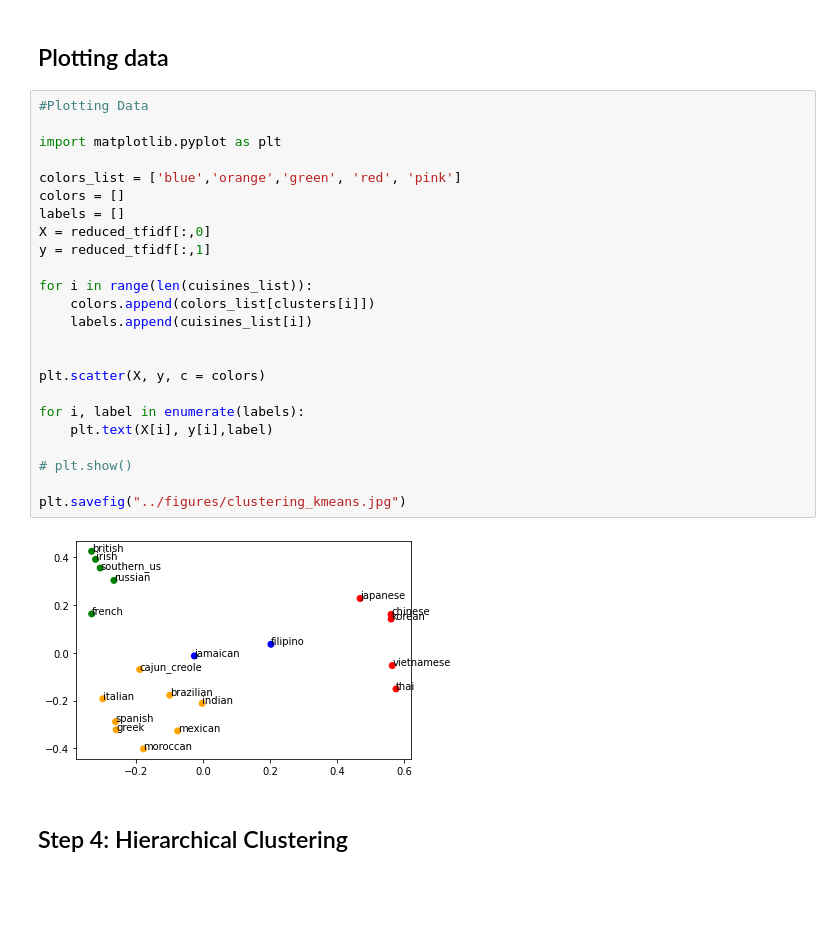
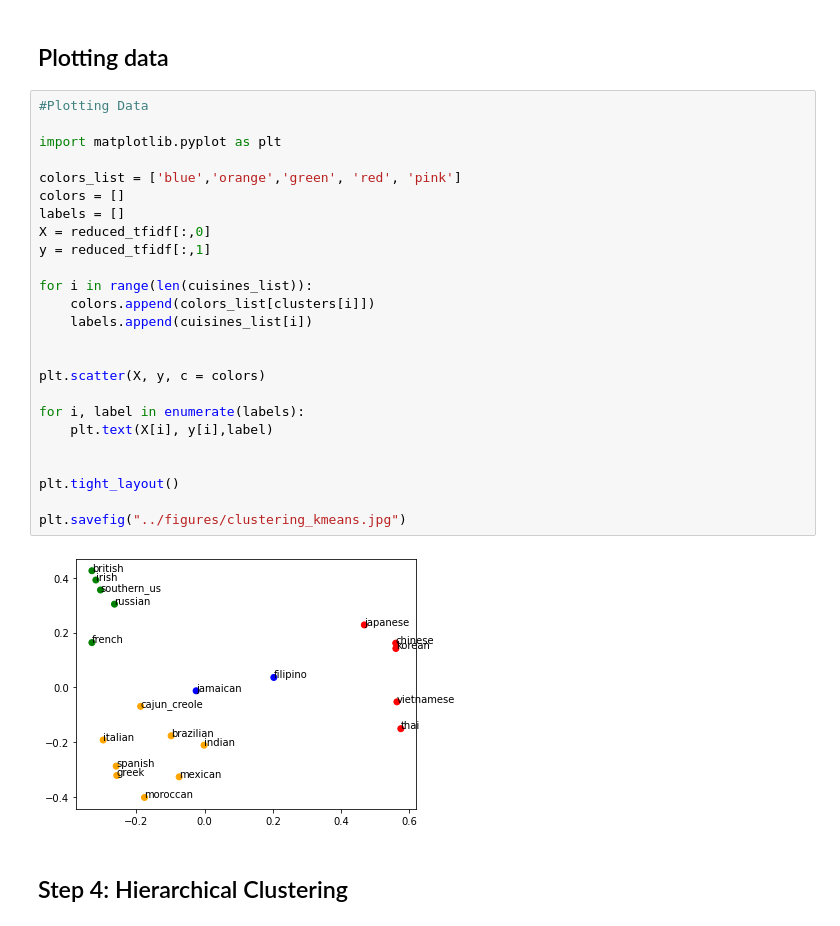
Before and after one commit to amichaelsen/cooking-cuisine-analysis, a Jupyter notebook: clustering/clustering-analysis.ipynb, the cells around one changed output. Saved outputs shown, nothing was run; the diff lists cells and outputs as text; blank space fills up the shorter version.

Commit message:
Use tight layout for figures

```diff
--- a/clustering/clustering-analysis.ipynb
+++ b/clustering/clustering-analysis.ipynb
@@ -146,29 +146,30 @@ clusters = kmeans.predict(reduced_tfidf)
 # %%
 #Plotting Data
 
 import matplotlib.pyplot as plt
 
 colors_list = ['blue','orange','green', 'red', 'pink']
 colors = []
 labels = []
 X = reduced_tfidf[:,0]
 y = reduced_tfidf[:,1]
 
 for i in range(len(cuisines_list)):
     colors.append(colors_list[clusters[i]])
     labels.append(cuisines_list[i])
 
 
 plt.scatter(X, y, c = colors)
 
 for i, label in enumerate(labels):
     plt.text(X[i], y[i],label)
 
-# plt.show()
+
+plt.tight_layout()
 
 plt.savefig("../figures/clustering_kmeans.jpg")
 # %% [output]
-[figure, old version]
+[figure, new version]
 # %% [markdown]
 ## Step 4: Hierarchical Clustering
 # %%
```
Also changed, not shown: parts of 2 cells of this notebook, 2 other files.
